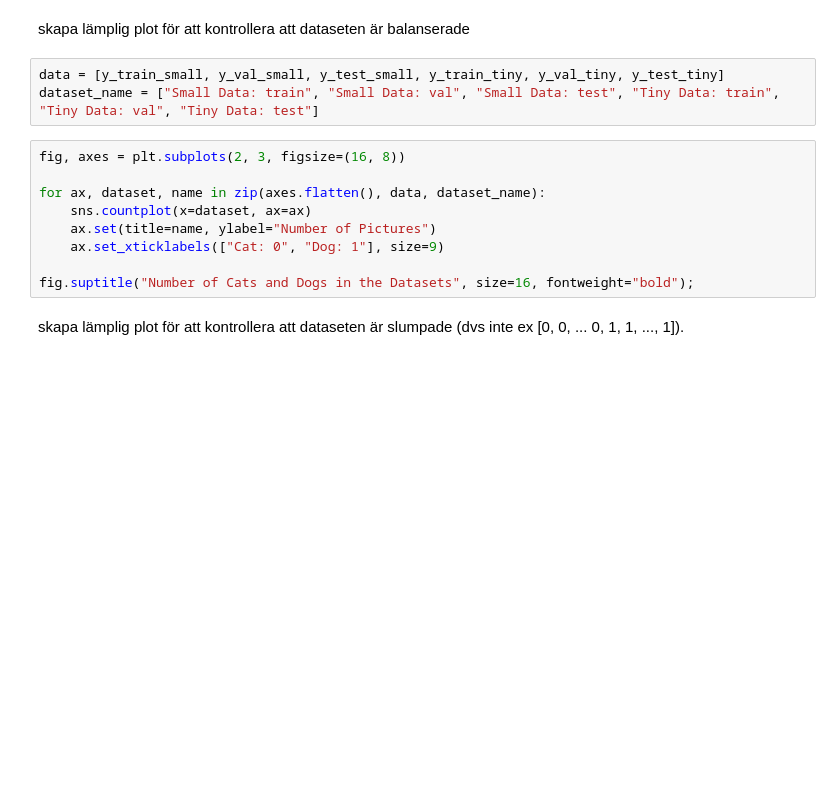
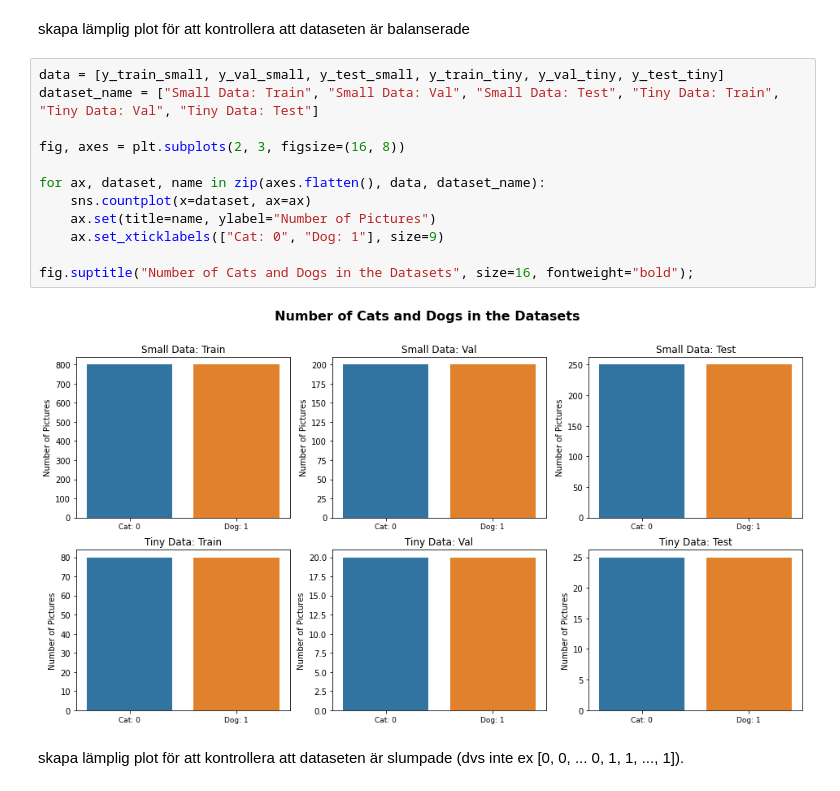
Before and after one commit to Anna-MariaSjolund/Deep-Learning-Anna-MariaSjolund, a Jupyter notebook: lab-dogs-vs-cats.ipynb, the cells around one changed output. Cells and saved outputs as stored; diff of their text form; blank space fills up the shorter version.

```diff
--- a/lab-dogs-vs-cats.ipynb
+++ b/lab-dogs-vs-cats.ipynb
@@ -248,17 +356,19 @@ fig.subplots_adjust(wspace=0.1, hspace=0.1, bottom=0.01, top=0.4)
 # %% [markdown]
 skapa lämplig plot för att kontrollera att dataseten är balanserade
-# %%
-data = [y_train_small, y_val_small, y_test_small, y_train_tiny, y_val_tiny, y_test_tiny]
-dataset_name = ["Small Data: train", "Small Data: val", "Small Data: test", "Tiny Data: train", "Tiny Data: val", "Tiny Data: test"]
 # %%
+data = [y_train_small, y_val_small, y_test_small, y_train_tiny, y_val_tiny, y_test_tiny]
+dataset_name = ["Small Data: Train", "Small Data: Val", "Small Data: Test", "Tiny Data: Train", "Tiny Data: Val", "Tiny Data: Test"]
+
 fig, axes = plt.subplots(2, 3, figsize=(16, 8))
 
 for ax, dataset, name in zip(axes.flatten(), data, dataset_name):
     sns.countplot(x=dataset, ax=ax)
     ax.set(title=name, ylabel="Number of Pictures")
     ax.set_xticklabels(["Cat: 0", "Dog: 1"], size=9)
 
 fig.suptitle("Number of Cats and Dogs in the Datasets", size=16, fontweight="bold");
+# %% [output]
+[figure, added]
 # %% [markdown]
 skapa lämplig plot för att kontrollera att dataseten är slumpade (dvs inte ex [0, 0, ... 0, 1, 1, ..., 1]).
 # %%
```
Also changed, not shown: parts of 66 cells of this notebook.
